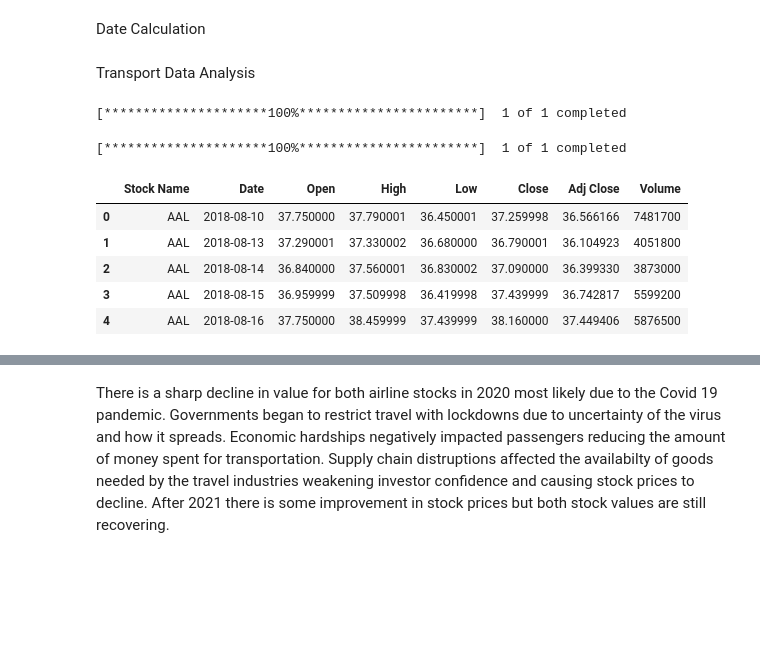
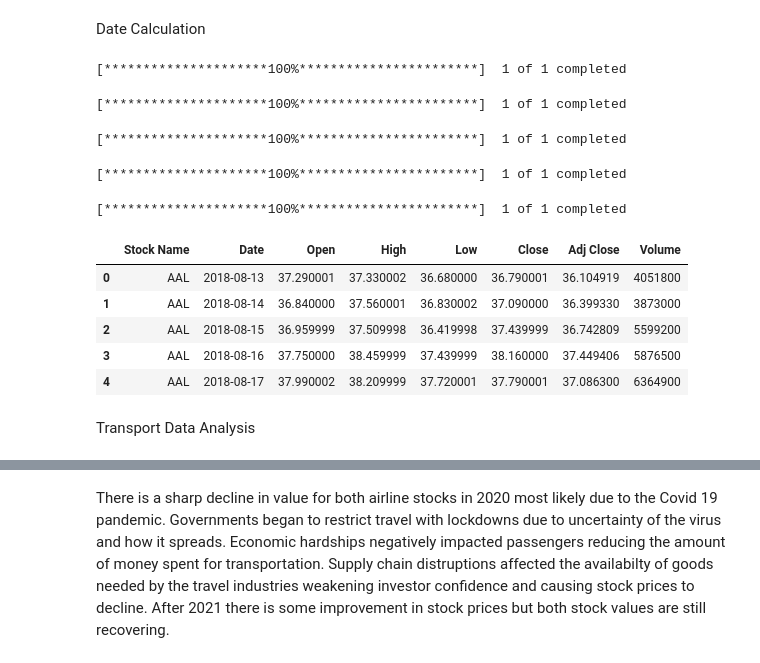
Before and after one commit to desireetrevino/Project1_Team2, a Jupyter notebook: Project1_Team2-Airlines-Transportation.ipynb, the cells around one changed output, grey strips where cells are left out. Cells and saved outputs as stored; diff of their text form; code cells hidden in the pictures; blank space fills up the shorter version.

```diff
--- a/Project1_Team2-Airlines-Transportation.ipynb
+++ b/Project1_Team2-Airlines-Transportation.ipynb
@@ -18,39 +20,44 @@ end_date_month = end_date_split[1]
 end_date_day = end_date_split[2]
 beg_date_year = int(end_date_year) -5
 beg_date = str(beg_date_year) + "-" + end_date_month + "-" + end_date_day
+# %%
+#AAL = American Airlines
+#JBLU = JetBlue
+#UNP = Union Pacific
+#JBHT = J.B. Hunt Transport Services
+#MOTO = transport tech services: ETF
+
+transport_stock_df = pd.DataFrame()
+transport_stock_df["Stock Name"] = ''
+transport_stock_df["Date"] = ''
+transport_stock_df["Open"] = ''
+transport_stock_df["High"] = ''
+transport_stock_df["Low"] = ''
+transport_stock_df["Close"] = ''
+transport_stock_df["Adj Close"] = ''
+transport_stock_df["Volume"] = ''
+
+
+stocks = ["AAL", "JBLU", "UNP", "JBHT", "MOTO"]
+for stock in stocks :
+    data = yf.download(stock, start = beg_date,
+                   end = end_date)
+    data["Stock Name"] = stock
+    data = data.reset_index()
+    transport_stock_df = transport_stock_df.append(data, ignore_index = True)
+
+transport_stock_df.head()
+# %% [output]
+[*********************100%***********************]  1 of 1 completed
+[*********************100%***********************]  1 of 1 completed
+[*********************100%***********************]  1 of 1 completed
+[*********************100%***********************]  1 of 1 completed
+[*********************100%***********************]  1 of 1 completed
+|  | Stock Name | Date | Open | High | Low | Close | Adj Close | Volume |
+| 0 | AAL | 2018-08-13 | 37.290001 | 37.330002 | 36.680000 | 36.790001 | 36.104919 | 4051800 |
+| 1 | AAL | 2018-08-14 | 36.840000 | 37.560001 | 36.830002 | 37.090000 | 36.399330 | 3873000 |
+| 2 | AAL | 2018-08-15 | 36.959999 | 37.509998 | 36.419998 | 37.439999 | 36.742809 | 5599200 |
+| 3 | AAL | 2018-08-16 | 37.750000 | 38.459999 | 37.439999 | 38.160000 | 37.449406 | 5876500 |
+| 4 | AAL | 2018-08-17 | 37.990002 | 38.209999 | 37.720001 | 37.790001 | 37.086300 | 6364900 |
 # %% [markdown]
 Transport Data Analysis
-# %%
-# get the data
-
-transport_stock_df = pd.DataFrame()
-transport_stock_df["Stock Name"] = ''
-transport_stock_df["Date"] = ''
-transport_stock_df["Open"] = ''
-transport_stock_df["High"] = ''
-transport_stock_df["Low"] = ''
-transport_stock_df["Close"] = ''
-transport_stock_df["Adj Close"] = ''
-transport_stock_df["Volume"] = ''
-
-
-stocks = ["AAL", "JBLU"]
-for stock in stocks :
-    data = yf.download(stock, start = beg_date,
-                   end = end_date)
-    data["Stock Name"] = stock
-    data = data.reset_index()
-    #stock_df = pd.merge(pd.merge(stock_df,data,on='Date'))
-    #stock_df = stock_df.merge(data, how='right')
-    transport_stock_df = transport_stock_df.append(data, ignore_index = True)
-
-transport_stock_df.head()
-# %% [output]
-[*********************100%***********************]  1 of 1 completed
-[*********************100%***********************]  1 of 1 completed
-|  | Stock Name | Date | Open | High | Low | Close | Adj Close | Volume |
-| 0 | AAL | 2018-08-10 | 37.750000 | 37.790001 | 36.450001 | 37.259998 | 36.566166 | 7481700 |
-| 1 | AAL | 2018-08-13 | 37.290001 | 37.330002 | 36.680000 | 36.790001 | 36.104923 | 4051800 |
-| 2 | AAL | 2018-08-14 | 36.840000 | 37.560001 | 36.830002 | 37.090000 | 36.399330 | 3873000 |
-| 3 | AAL | 2018-08-15 | 36.959999 | 37.509998 | 36.419998 | 37.439999 | 36.742817 | 5599200 |
-| 4 | AAL | 2018-08-16 | 37.750000 | 38.459999 | 37.439999 | 38.160000 | 37.449406 | 5876500 |
```
Also changed, not shown: parts of 7 cells of this notebook.
